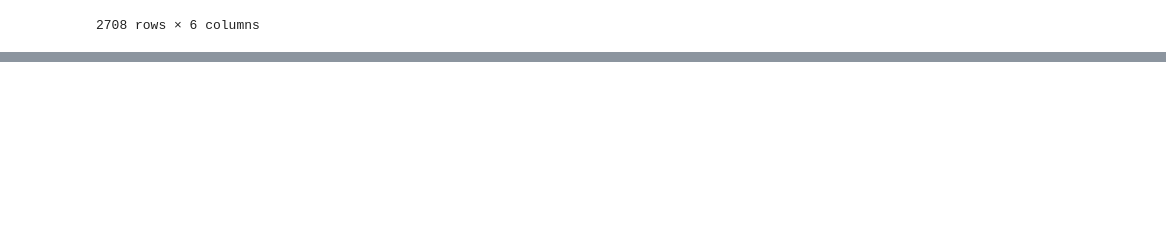
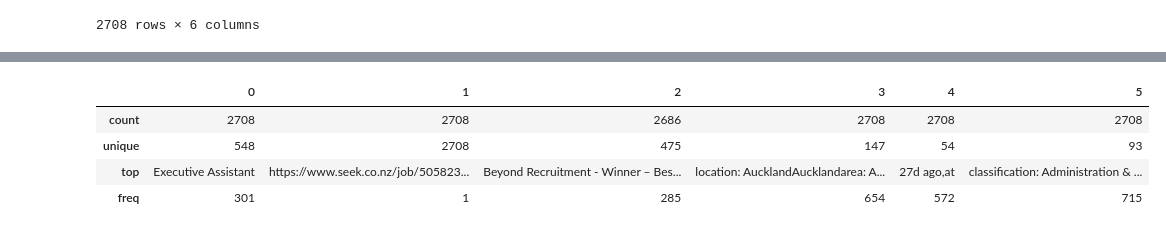
Before and after one commit to WhatKS/DA_Course_QILIU, a Jupyter notebook: 2022_12_23/scripts.ipynb, the cells around one changed output, grey strips where cells are left out. Saved outputs shown, nothing was run; the diff lists cells and outputs as text; code cells hidden in the pictures; blank space fills up the shorter version.

```diff
--- a/2022_12_23/scripts.ipynb
+++ b/2022_12_23/scripts.ipynb
@@ -31,0 +48,8 @@ jobs
+# %%
+jobs.describe()
+# %% [output]
+|  | 0 | 1 | 2 | 3 | 4 | 5 |
+| count | 2708 | 2708 | 2686 | 2708 | 2708 | 2708 |
+| unique | 548 | 2708 | 475 | 147 | 54 | 93 |
+| top | Executive Assistant | https://www.seek.co.nz/job/505823... | Beyond Recruitment - Winner – Bes... | location: AucklandAucklandarea: A... | 27d ago,at | classification: Administration & ... |
+| freq | 301 | 1 | 285 | 654 | 572 | 715 |
```
Also changed, not shown: parts of 5 cells of this notebook.
